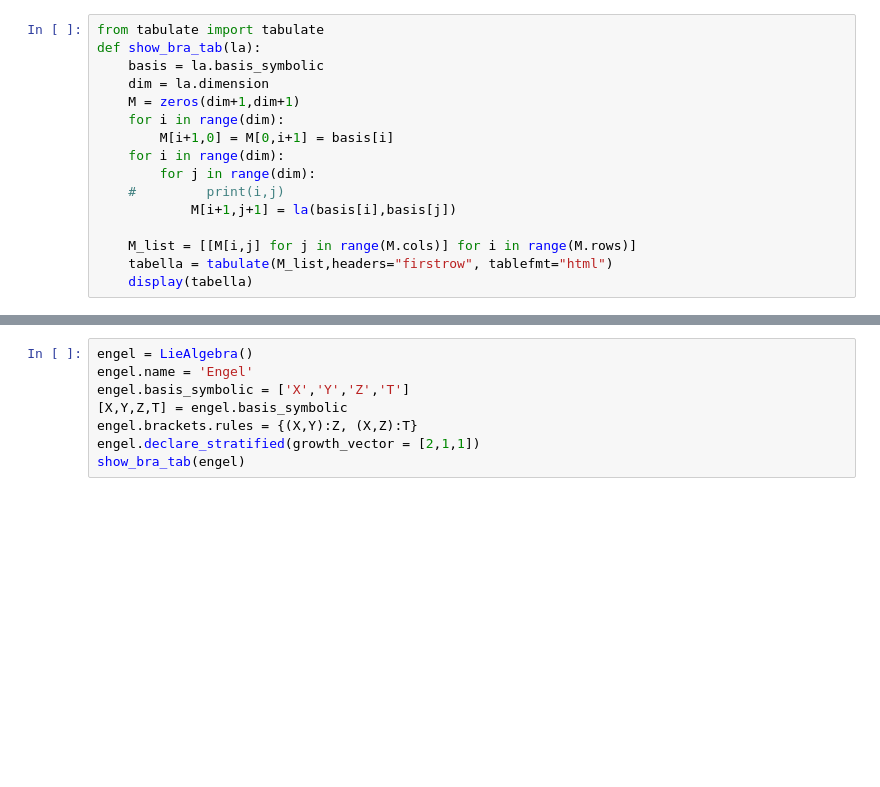
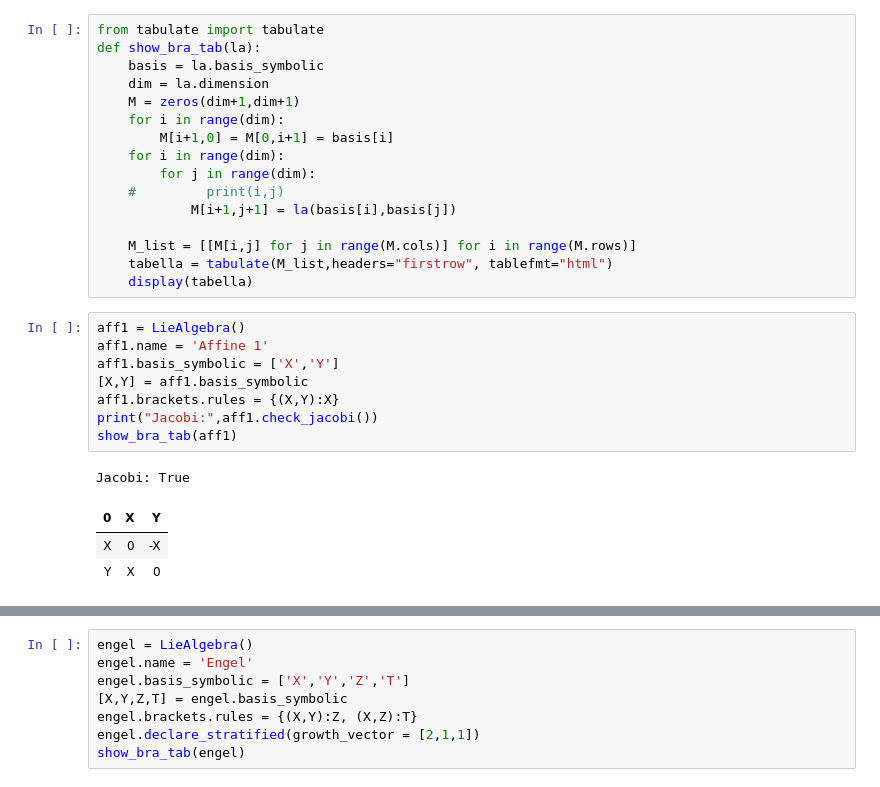
Before and after one commit to Seba272/LieAlgebras, a Jupyter notebook: Examples of Lie algebras.ipynb, the cells around one changed output, grey strips where cells are left out. Saved outputs shown, nothing was run; the diff lists cells and outputs as text; blank space fills up the shorter version.

```diff
--- a/Examples of Lie algebras.ipynb
+++ b/Examples of Lie algebras.ipynb
@@ -31,3 +31,16 @@ def show_bra_tab(la):
     M_list = [[M[i,j] for j in range(M.cols)] for i in range(M.rows)]
     tabella = tabulate(M_list,headers="firstrow", tablefmt="html")
     display(tabella)
+# %%
+aff1 = LieAlgebra()
+aff1.name = 'Affine 1'
+aff1.basis_symbolic = ['X','Y']
+[X,Y] = aff1.basis_symbolic
+aff1.brackets.rules = {(X,Y):X}
+print("Jacobi:",aff1.check_jacobi())
+show_bra_tab(aff1)
+# %% [output]
+Jacobi: True
+| 0 | X | Y |
+| X | 0 | -X |
+| Y | X | 0 |
```
Also changed, not shown: parts of 6 cells of this notebook.
